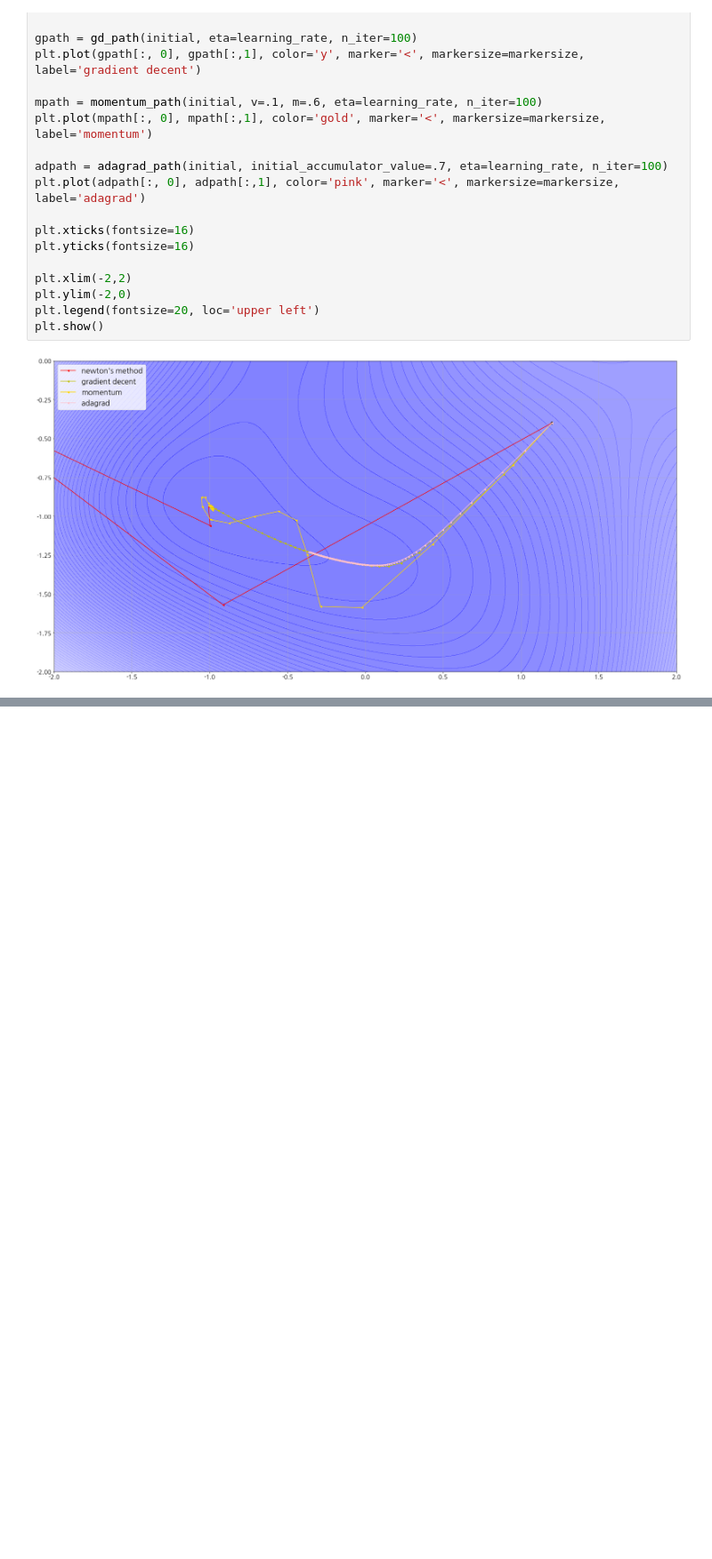
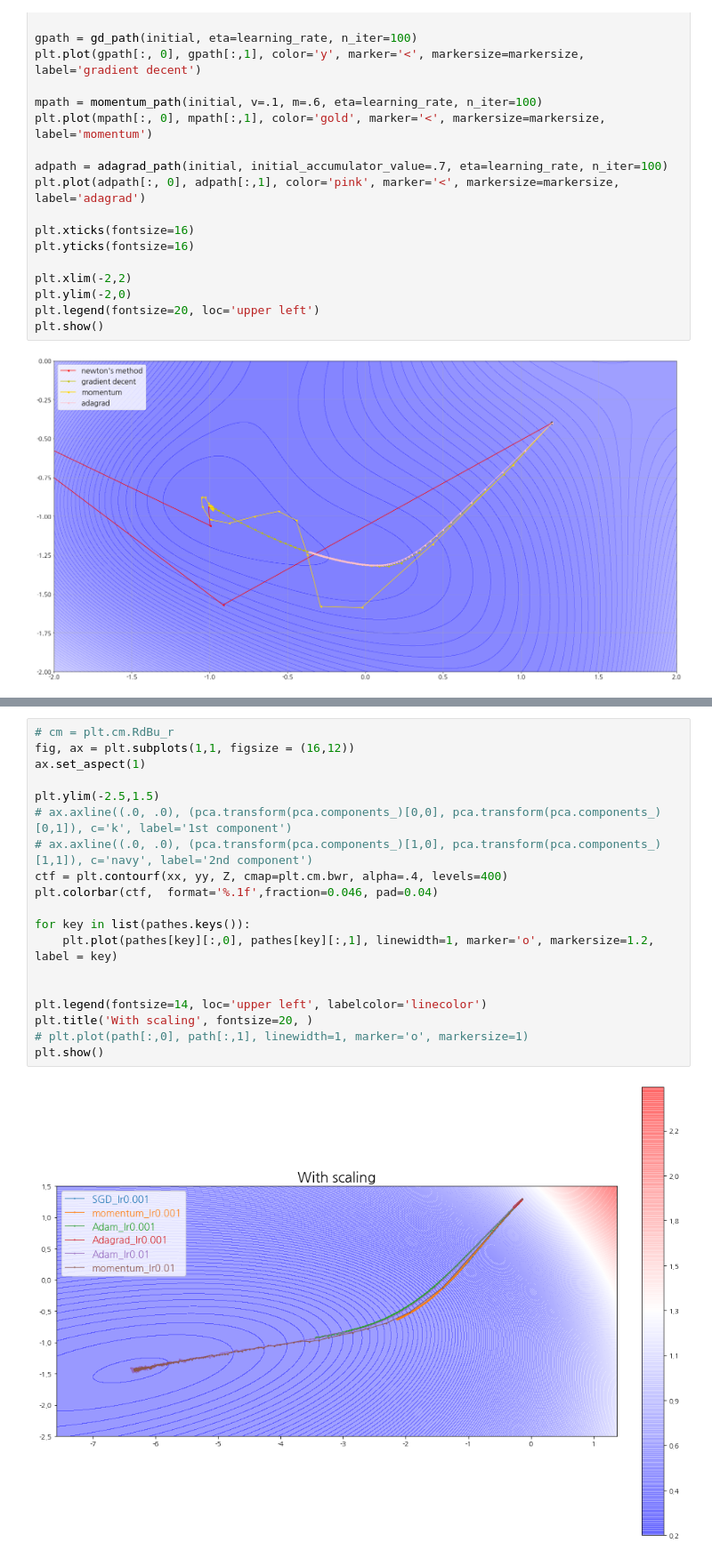
Before and after one commit to ywkim92/Paper-implementation, a Jupyter notebook: neural_network/Optimization.ipynb, the cells around one changed output, grey strips where cells are left out. Shown at 89% size. Cells and saved outputs as stored; diff of their text form; blank space fills up the shorter version.

```diff
--- a/neural_network/Optimization.ipynb
+++ b/neural_network/Optimization.ipynb
@@ -175,0 +344,21 @@ plt.show()
+# %%
+# cm = plt.cm.RdBu_r
+fig, ax = plt.subplots(1,1, figsize = (16,12))
+ax.set_aspect(1)
+
+plt.ylim(-2.5,1.5)
+# ax.axline((.0, .0), (pca.transform(pca.components_)[0,0], pca.transform(pca.components_)[0,1]), c='k', label='1st component')
+# ax.axline((.0, .0), (pca.transform(pca.components_)[1,0], pca.transform(pca.components_)[1,1]), c='navy', label='2nd component')
+ctf = plt.contourf(xx, yy, Z, cmap=plt.cm.bwr, alpha=.4, levels=400)
+plt.colorbar(ctf,  format='%.1f',fraction=0.046, pad=0.04)
+
+for key in list(pathes.keys()):
+    plt.plot(pathes[key][:,0], pathes[key][:,1], linewidth=1, marker='o', markersize=1.2, label = key)
+
+
+plt.legend(fontsize=14, loc='upper left', labelcolor='linecolor')
+plt.title('With scaling', fontsize=20, )
+# plt.plot(path[:,0], path[:,1], linewidth=1, marker='o', markersize=1)
+plt.show()
+# %% [output]
+[figure, added]
```
Also changed, not shown: parts of 29 cells of this notebook.
